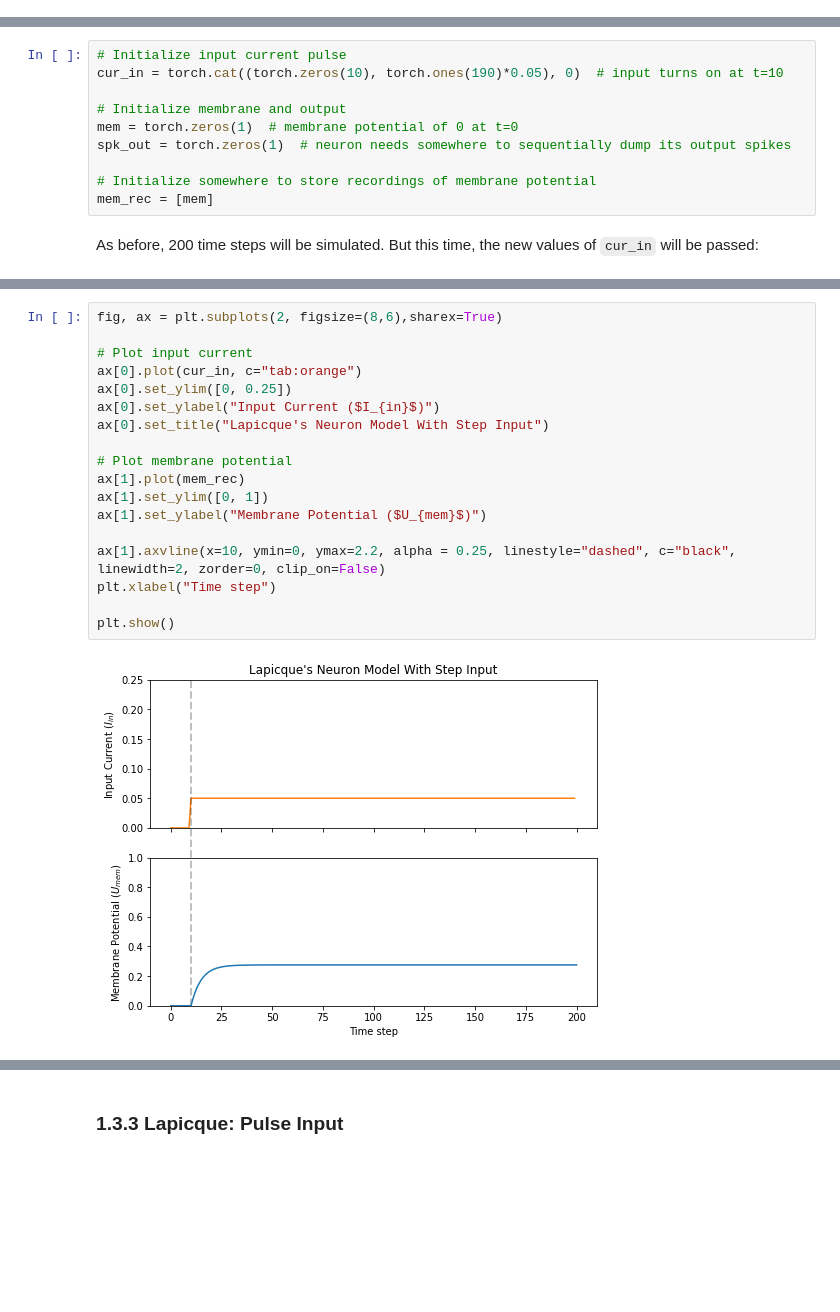
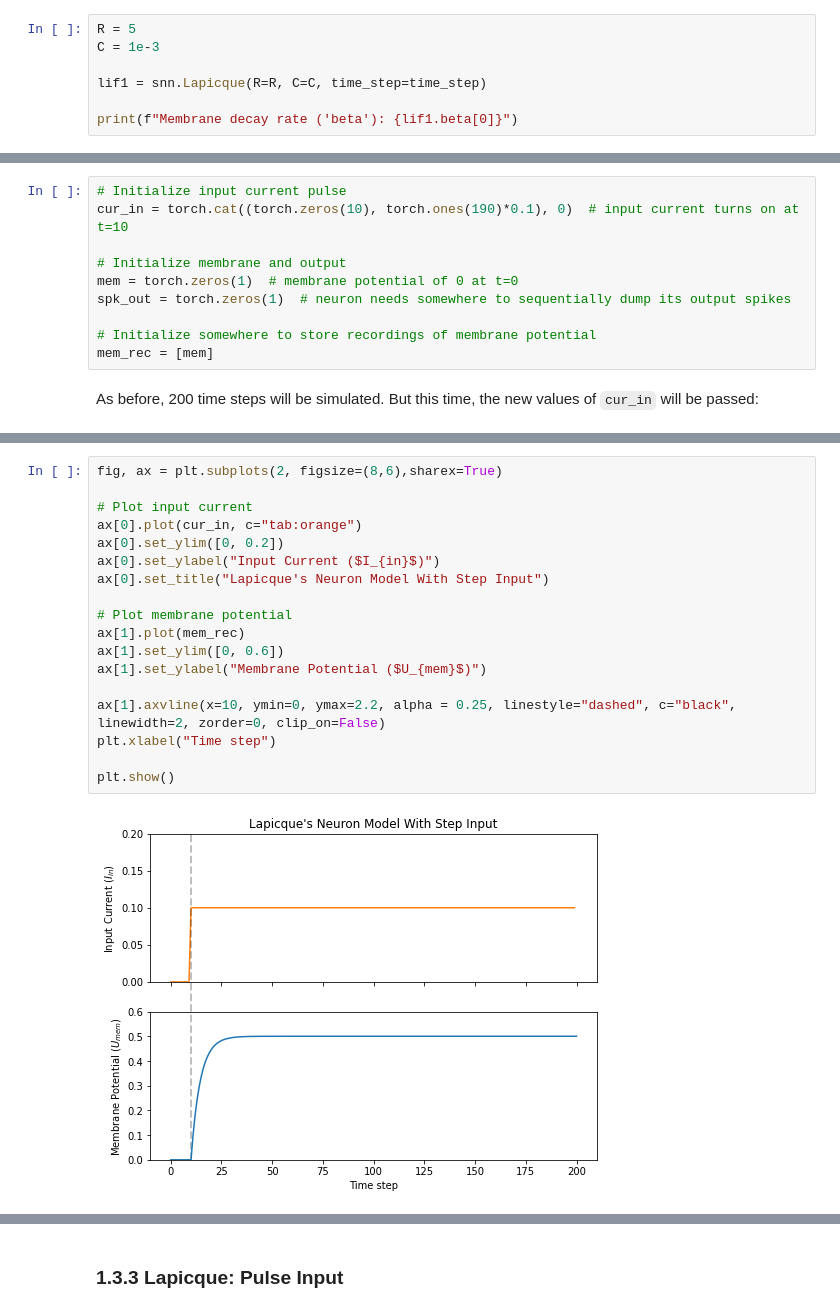
Before and after one commit to jeshraghian/snntorch, a Jupyter notebook: examples/tutorial_2_neurons_update.ipynb, the cells around one changed output, grey strips where cells are left out. Cells and saved outputs as stored; diff of their text form; blank space fills up the shorter version.

```diff
--- a/examples/tutorial_2_neurons_update.ipynb
+++ b/examples/tutorial_2_neurons_update.ipynb
@@ -177,0 +188,7 @@ lif1 = snn.Lapicque(beta=beta)
+# %%
+R = 5
+C = 1e-3
+
+lif1 = snn.Lapicque(R=R, C=C, time_step=time_step)
+
+print(f"Membrane decay rate ('beta'): {lif1.beta[0]}")
@@ -242,7 +259,7 @@ $$U_{\rm mem}=I_{\rm in}(t)R [1 - e^{-\frac{t}{\tau}}]$$
 Let's visualize what this looks like by triggering the current pulse at $t_0 = 10$.
 # %%
 # Initialize input current pulse
-cur_in = torch.cat((torch.zeros(10), torch.ones(190)*0.05), 0)  # input turns on at t=10
+cur_in = torch.cat((torch.zeros(10), torch.ones(190)*0.1), 0)  # input current turns on at t=10
 
 # Initialize membrane and output
 mem = torch.zeros(1)  # membrane potential of 0 at t=0
@@ -262,21 +279,21 @@ for step in range(num_steps):
 # %%
 fig, ax = plt.subplots(2, figsize=(8,6),sharex=True)
 
 # Plot input current
 ax[0].plot(cur_in, c="tab:orange")
-ax[0].set_ylim([0, 0.25])
+ax[0].set_ylim([0, 0.2])
 ax[0].set_ylabel("Input Current ($I_{in}$)")
 ax[0].set_title("Lapicque's Neuron Model With Step Input")
 
 # Plot membrane potential
 ax[1].plot(mem_rec)
-ax[1].set_ylim([0, 1])
+ax[1].set_ylim([0, 0.6])
 ax[1].set_ylabel("Membrane Potential ($U_{mem}$)")
 
 ax[1].axvline(x=10, ymin=0, ymax=2.2, alpha = 0.25, linestyle="dashed", c="black", linewidth=2, zorder=0, clip_on=False)
 plt.xlabel("Time step")
 
 plt.show()
 # %% [output]
-[figure, old version]
+[figure, new version]
 # %% [markdown]
```
Also changed, not shown: parts of 41 cells of this notebook.
